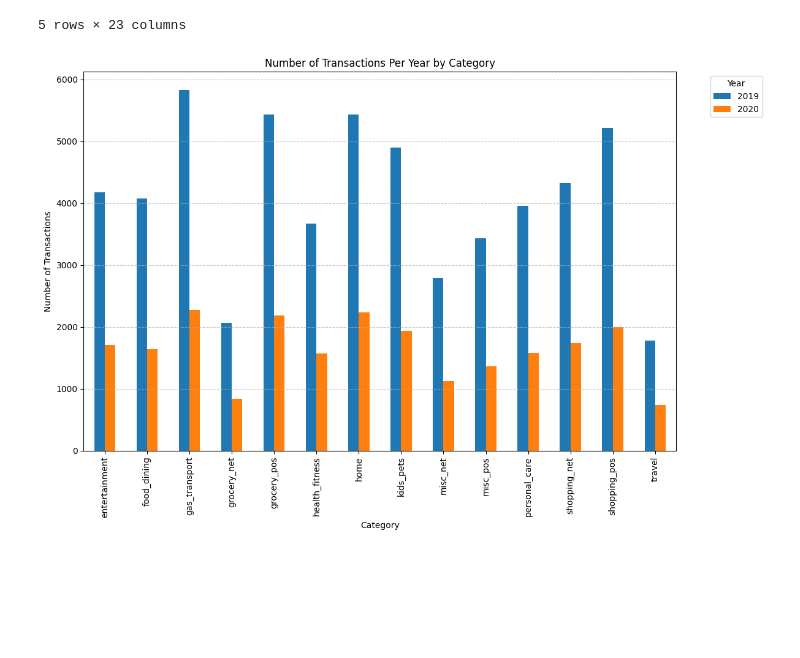
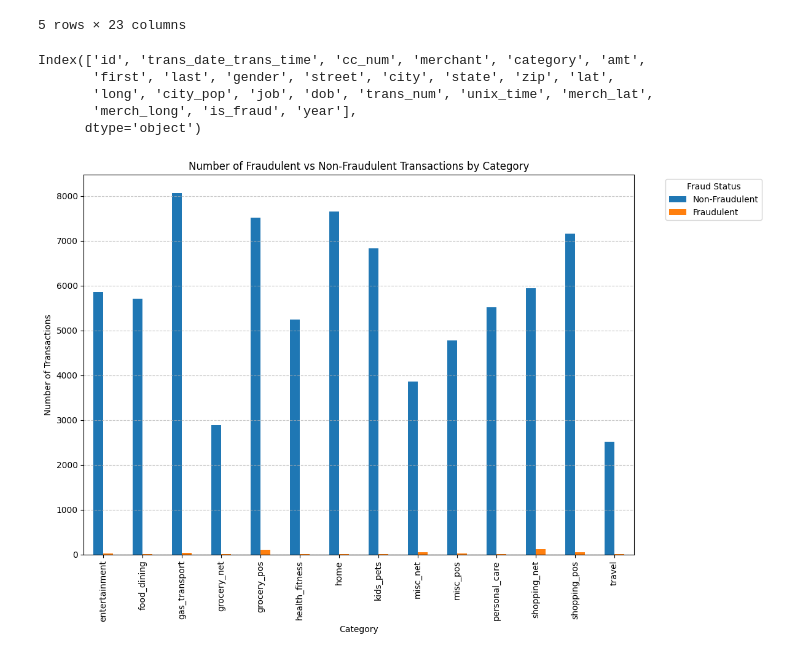
Before and after one commit to makenna-e/bu-cds-dx699s-summer-2025-assignments, a Jupyter notebook: OMDS-ModB2-Week12-Ehrlich-Makenna.ipynb, the cells around one changed output. Saved outputs shown, nothing was run; the diff lists cells and outputs as text; code cells hidden in the pictures; blank space fills up the shorter version.

```diff
--- a/OMDS-ModB2-Week12-Ehrlich-Makenna.ipynb
+++ b/OMDS-ModB2-Week12-Ehrlich-Makenna.ipynb
@@ -52,25 +52,27 @@ df_fraud.head()
 | 3 | 1285953 | 2020-06-16 20:04:38 | 3514897282719543 | fraud_Gaylord-Powlowski | home | 7.33 | Steven | Faulkner | M | ... |
 | 4 | 271705 | 2019-05-14 05:54:48 | 6011381817520024 | fraud_Christiansen, Goyette and S... | gas_transport | 64.29 | Kristen | Allen | F | ... |
 5 rows × 23 columns
+# %%
+df_fraud.columns
+# %% [output]
+Index(['id', 'trans_date_trans_time', 'cc_num', 'merchant', 'category', 'amt',
+       'first', 'last', 'gender', 'street', 'city', 'state', 'zip', 'lat',
+       'long', 'city_pop', 'job', 'dob', 'trans_num', 'unix_time', 'merch_lat',
+       'merch_long', 'is_fraud', 'year'],
+      dtype='object')
 # %%
-# Convert transaction date to datetime
-df_fraud['trans_date_trans_time'] = pd.to_datetime(df_fraud['trans_date_trans_time'])
-
-# Extract year for grouping
-df_fraud['year'] = df_fraud['trans_date_trans_time'].dt.year
-
-# Number of transactions per month (by category) ===
-transactions_per_year = df_fraud.groupby(['category', 'year']).size().unstack(fill_value=0)
+# Group by category and fraud status
+transactions_by_fraud = df_fraud.groupby(['category', 'is_fraud']).size().unstack(fill_value=0)
 
 # Plot grouped bar chart
-transactions_per_year.plot(kind='bar', figsize=(12, 8))
+transactions_by_fraud.plot(kind='bar', figsize=(12, 8))
 
-plt.title('Number of Transactions Per Year by Category')
+plt.title('Number of Fraudulent vs Non-Fraudulent Transactions by Category')
 plt.xlabel('Category')
 plt.ylabel('Number of Transactions')
-plt.legend(title='Year', bbox_to_anchor=(1.05, 1), loc='upper left')
+plt.legend(title='Fraud Status', labels=['Non-Fraudulent', 'Fraudulent'], bbox_to_anchor=(1.05, 1), loc='upper left')
 plt.grid(axis='y', linestyle='--', alpha=0.7)
 plt.tight_layout()
 plt.show()
 # %% [output]
-[figure, old version]
+[figure, new version]
```
Also changed, not shown: parts of 3 cells of this notebook.
